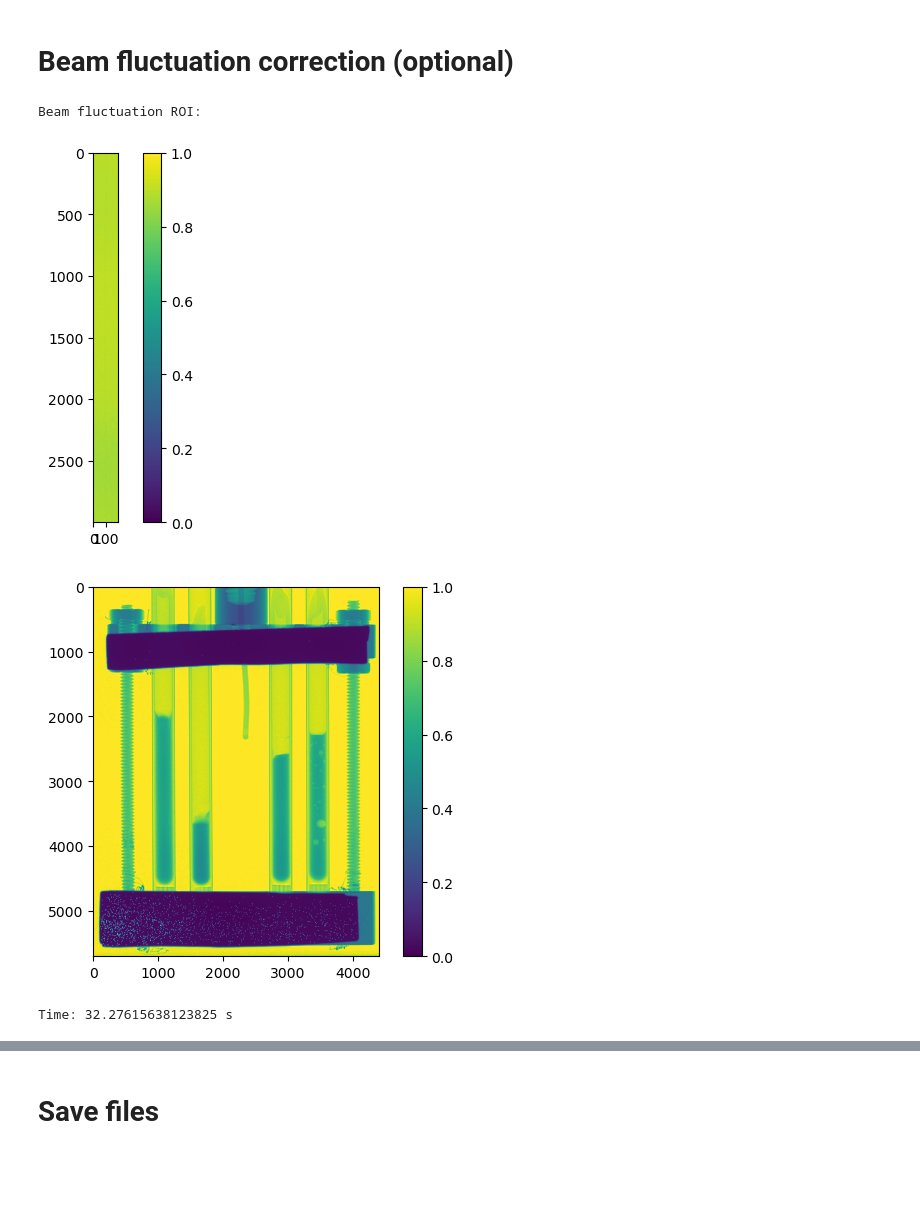
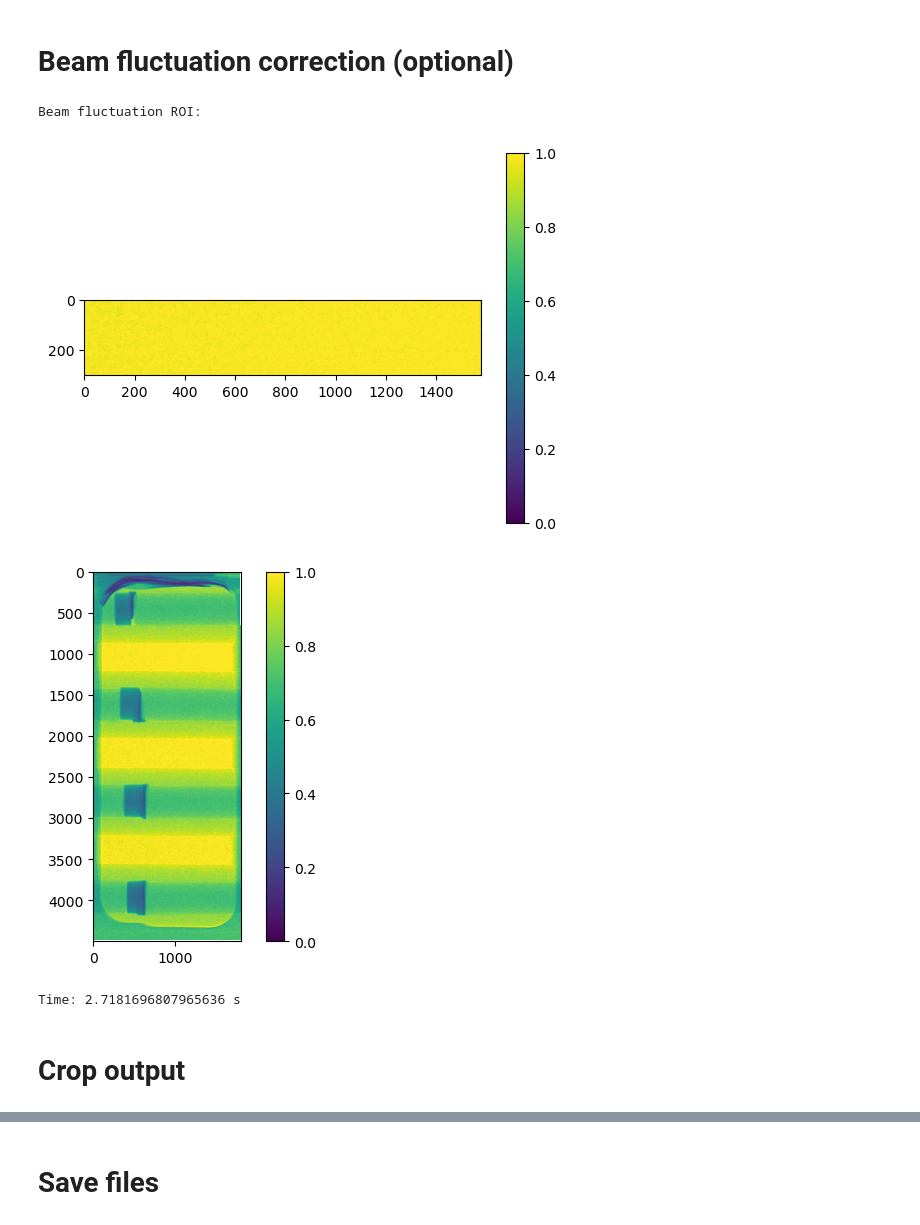
Before and after one commit to zhangy6x/research_stuff, a Jupyter notebook: jupyter_notebooks/norm_recon/sub_normalization.ipynb, the cells around one changed output, grey strips where cells are left out. Drawn from its saved outputs; the diff is of its cells as text; code cells hidden in the pictures; blank space fills up the shorter version.

```diff
--- a/jupyter_notebooks/norm_recon/sub_normalization.ipynb
+++ b/jupyter_notebooks/norm_recon/sub_normalization.ipynb
@@ -256,9 +246,9 @@ if bin_size != 1:
 # Normalization
 # %%
 if bin_size != 1:
-    scan_norm, ob_med, dc_med = rocku.normalize(scan_crop_bin, ob_crop, dc_crop)
+    scan_norm, scan_mi_dc, ob_mi_dc, dc_med = rocku.normalize(scan_crop_bin, ob_crop, dc_crop)
 else:
-    scan_norm, ob_med, dc_med = rocku.normalize(scan_crop, ob_crop, dc_crop)
+    scan_norm, scan_mi_dc, ob_mi_dc, dc_med = rocku.normalize(scan_crop, ob_crop, dc_crop)
 print(scan_norm.dtype)
 print(scan_norm.shape)
 plt.imshow(scan_norm[0], vmin=0, vmax=1)
@@ -275,0 +318,16 @@ float32
+# %%
+# Apply registration to full OB
+if reg_ob:
+    ob_mi_dc_reg = sr.transform(ob_mi_dc)
+    scan_norm_reg = np.true_divide(scan_mi_dc, ob_mi_dc_reg, dtype=np.float32)
+    f, ax = plt.subplots(1, 2, figsize=(20, 20))
+
+    ax[0].imshow(scan_norm[0])
+    ax[0].set_title('Before registering OB')
+    ax[0].axis('off')
+
+    ax[1].imshow(scan_norm_reg[0])
+    ax[1].set_title('After registering OB')
+    ax[1].axis('off')
+else:
+    scan_norm_reg = scan_norm[:]
@@ -277,32 +337,34 @@ float32
 # Beam fluctuation correction (optional)
 # %%
 ###################### need to change start
-# bg_left = 30
-# bg_right = 280
-# bg_top = 2
-# bg_bottom = 1400
-bg_left = 0
-bg_right = 200
-bg_top = 1500
-bg_bottom = 4500
+fluc_corr = True
+# fluc_corr = False
+bg_left = 120
+bg_right = -100
+bg_top = 900
+bg_bottom = 1200
 ###################### need to change end
-bg_stack = scan_norm[:, bg_top:bg_bottom, bg_left:bg_right]
-bg_min = np.min(bg_stack, axis=0)
-print("Beam fluctuation ROI:")
-plt.imshow(bg_min, vmin=0, vmax=1)
-plt.colorbar()
-plt.show()
+if fluc_corr:
+    bg_stack = scan_norm_reg[:, bg_top:bg_bottom, bg_left:bg_right]
+    bg_min = np.min(bg_stack, axis=0)
+    print("Beam fluctuation ROI:")
+    plt.imshow(bg_min, vmin=0, vmax=1)
+    plt.colorbar()
+    plt.show()
 # %% [output]
 Beam fluctuation ROI:
-[figure, old version]
+[figure, new version]
 # %%
-t0 = timeit.default_timer()
-scan_norm = tomopy.prep.normalize.normalize_roi(scan_norm, roi= [bg_top, bg_left, bg_bottom, bg_right], ncore=ncore)
-plt.imshow(scan_norm[0], vmin=0, vmax=1)
-plt.colorbar()
-plt.show()
-t1 = timeit.default_timer()
-print("Time: {} s".format(t1-t0))
+if fluc_corr:
+    t0 = timeit.default_timer()
+    scan_norm_reg = tomopy.prep.normalize.normalize_roi(scan_norm_reg, roi= [bg_top, bg_left, bg_bottom, bg_right], ncore=ncore)
+    plt.imshow(scan_norm_reg[0], vmin=0, vmax=1)
+    plt.colorbar()
+    plt.show()
+    t1 = timeit.default_timer()
+    print("Time: {} s".format(t1-t0))
 # %% [output]
-[figure, old version]
+[figure, new version]
-Time: 32.27615638123825 s
+Time: 2.7181696807965636 s
+# %% [markdown]
+# Crop output
```
Also changed, not shown: parts of 25 cells of this notebook, 1 other file.
